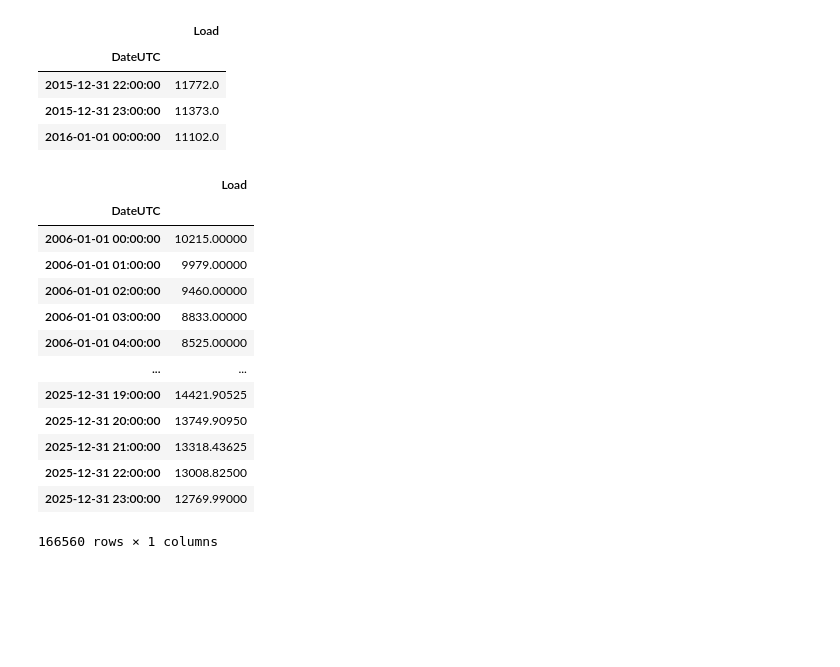
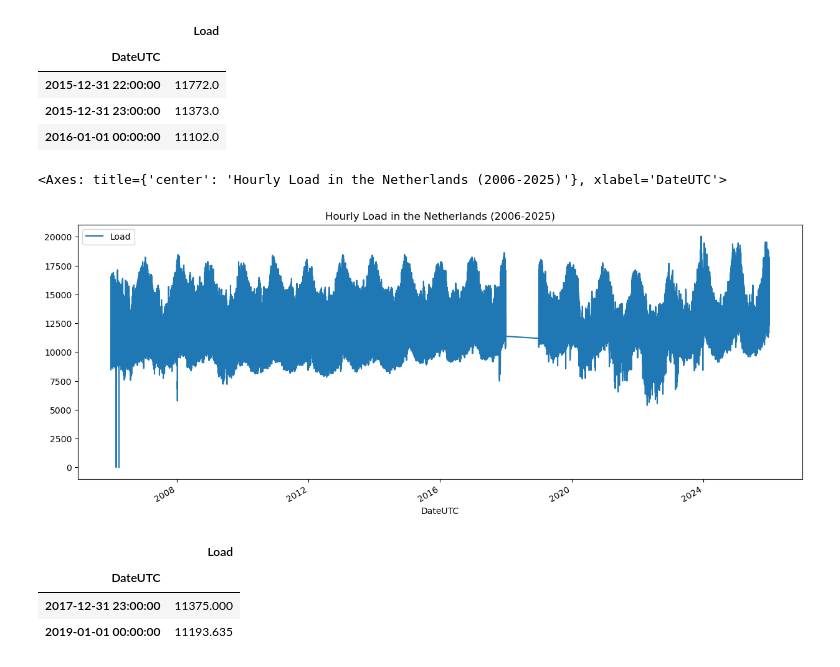
Before and after one commit to michaeldenes/BalancePredict, a Jupyter notebook: notebooks/process_ENTSOE_data.ipynb, the cells around one changed output. Cells and saved outputs as stored; diff of their text form; code cells hidden in the pictures; blank space fills up the shorter version.

Commit message:
Updated processing file showing 2018 missing data issue

```diff
--- a/notebooks/process_ENTSOE_data.ipynb
+++ b/notebooks/process_ENTSOE_data.ipynb
@@ -130,22 +130,19 @@ df_all.loc['2015-12-31 22:00':'2016-01-01 00:00']
 | 2015-12-31 22:00:00 | 11772.0 |
 | 2015-12-31 23:00:00 | 11373.0 |
 | 2016-01-01 00:00:00 | 11102.0 |
-# %%
-df_all
-# %% [output]
-|  | Load |
-| DateUTC |  |
-| 2006-01-01 00:00:00 | 10215.00000 |
-| 2006-01-01 01:00:00 | 9979.00000 |
-| 2006-01-01 02:00:00 | 9460.00000 |
-| 2006-01-01 03:00:00 | 8833.00000 |
-| 2006-01-01 04:00:00 | 8525.00000 |
-| ... | ... |
-| 2025-12-31 19:00:00 | 14421.90525 |
-| 2025-12-31 20:00:00 | 13749.90950 |
-| 2025-12-31 21:00:00 | 13318.43625 |
-| 2025-12-31 22:00:00 | 13008.82500 |
-| 2025-12-31 23:00:00 | 12769.99000 |
-166560 rows × 1 columns
+# %%
+# Plot the data to check for any obvious issues
+df_all.plot.line(figsize=(15, 6), title='Hourly Load in the Netherlands (2006-2025)')
+# %% [output]
+<Axes: title={'center': 'Hourly Load in the Netherlands (2006-2025)'}, xlabel='DateUTC'>
+[figure, added]
+# %%
+# Strangely also, the 2018 data is missing! Plus, there are some outliers, but we can handle that in the modelling stage
+df_all.loc['2017-12-31 23:00':'2019-01-01 00:00']
+# %% [output]
+|  | Load |
+| DateUTC |  |
+| 2017-12-31 23:00:00 | 11375.000 |
+| 2019-01-01 00:00:00 | 11193.635 |
 # %%
 # Save the processed data to a new CSV file
```
Also changed, not shown: parts of 1 cell of this notebook.
